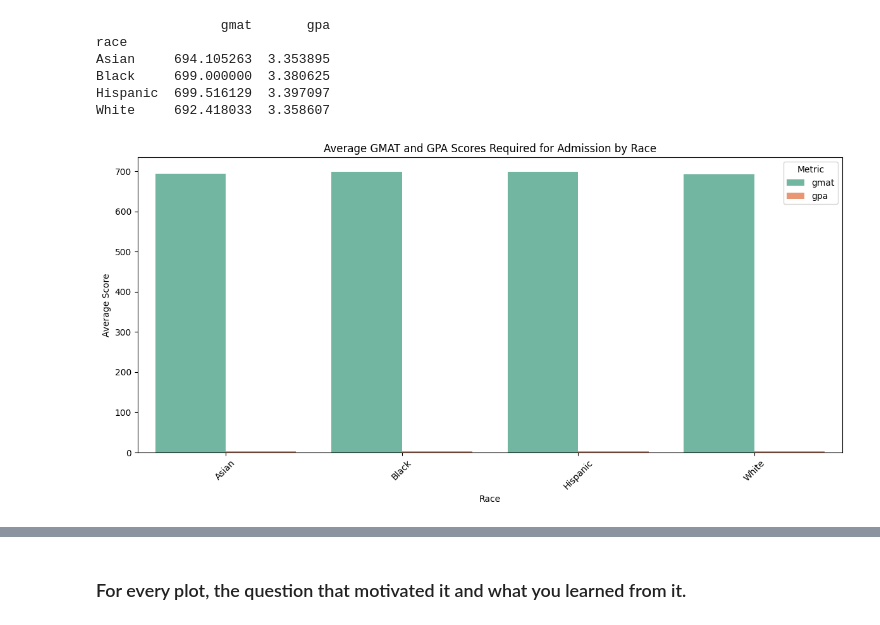
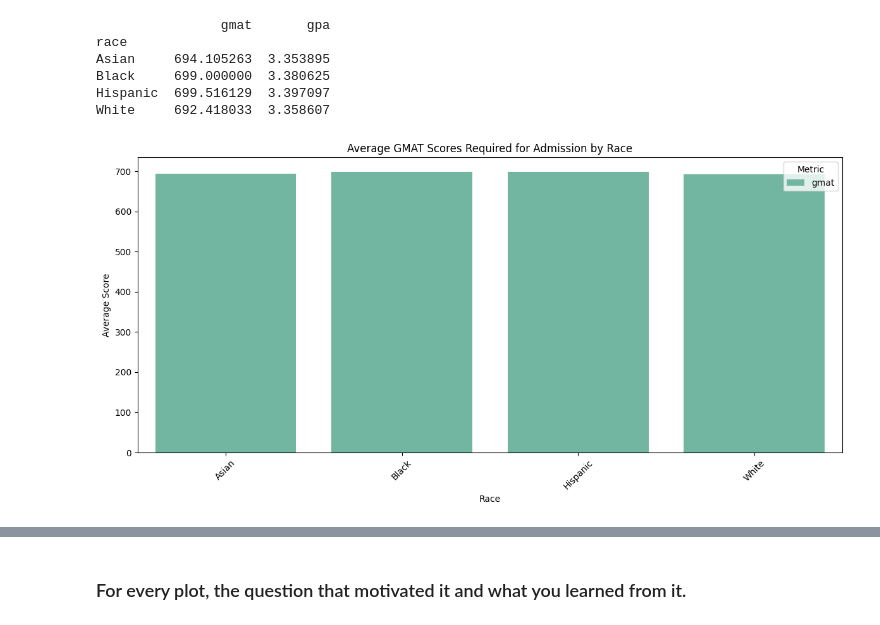
Before and after one commit to toutsos/ml_project, a Jupyter notebook: big-data-ml-project.ipynb, the cells around one changed output, grey strips where cells are left out. Saved outputs shown, nothing was run; the diff lists cells and outputs as text; code cells hidden in the pictures.

```diff
--- a/big-data-ml-project.ipynb
+++ b/big-data-ml-project.ipynb
@@ -299,24 +299,24 @@ Hispanic  699.516129  3.397097
 White     692.418033  3.358607
 # %%
 # Group by race and calculate the mean GMAT and GPA scores
-average_scores = filtered_df.groupby('race')[['gmat', 'gpa']].mean().reset_index()
+average_scores = filtered_df.groupby('race')[['gmat']].mean().reset_index()
 
 # Set up the plot
 plt.figure(figsize=(12, 6))
 
 # Bar plot for GMAT and GPA
 sns.barplot(data=average_scores.melt(id_vars='race', var_name='Metric', value_name='Score'),
             x='race', y='Score', hue='Metric', palette='Set2')
 
 # Customize the plot
-plt.title('Average GMAT and GPA Scores Required for Admission by Race')
+plt.title('Average GMAT Scores Required for Admission by Race')
 plt.xlabel('Race')
 plt.ylabel('Average Score')
 plt.xticks(rotation=45)
 plt.legend(title='Metric')
 plt.tight_layout()
 
 # Show the plot
 plt.show()
 # %% [output]
-[figure, old version]
+[figure, new version]
```
Also changed, not shown: parts of 9 cells of this notebook.
